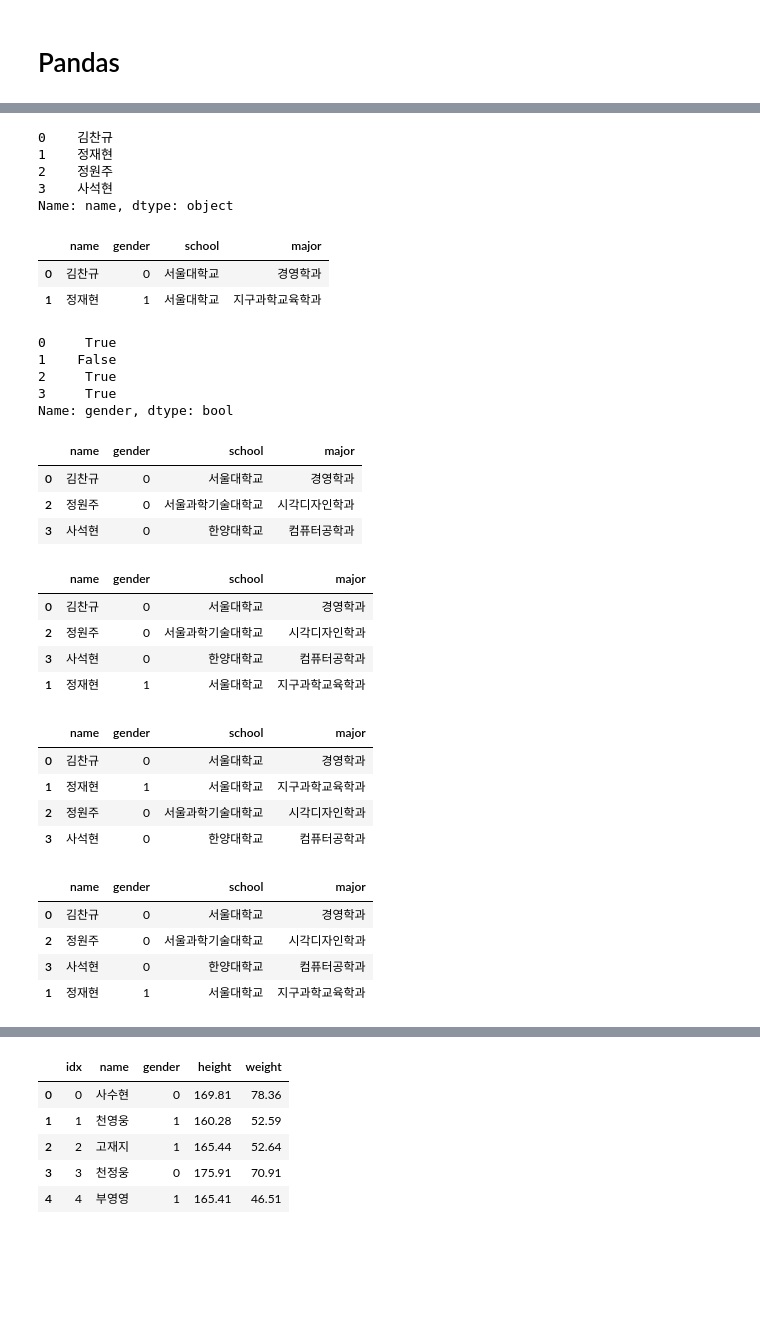
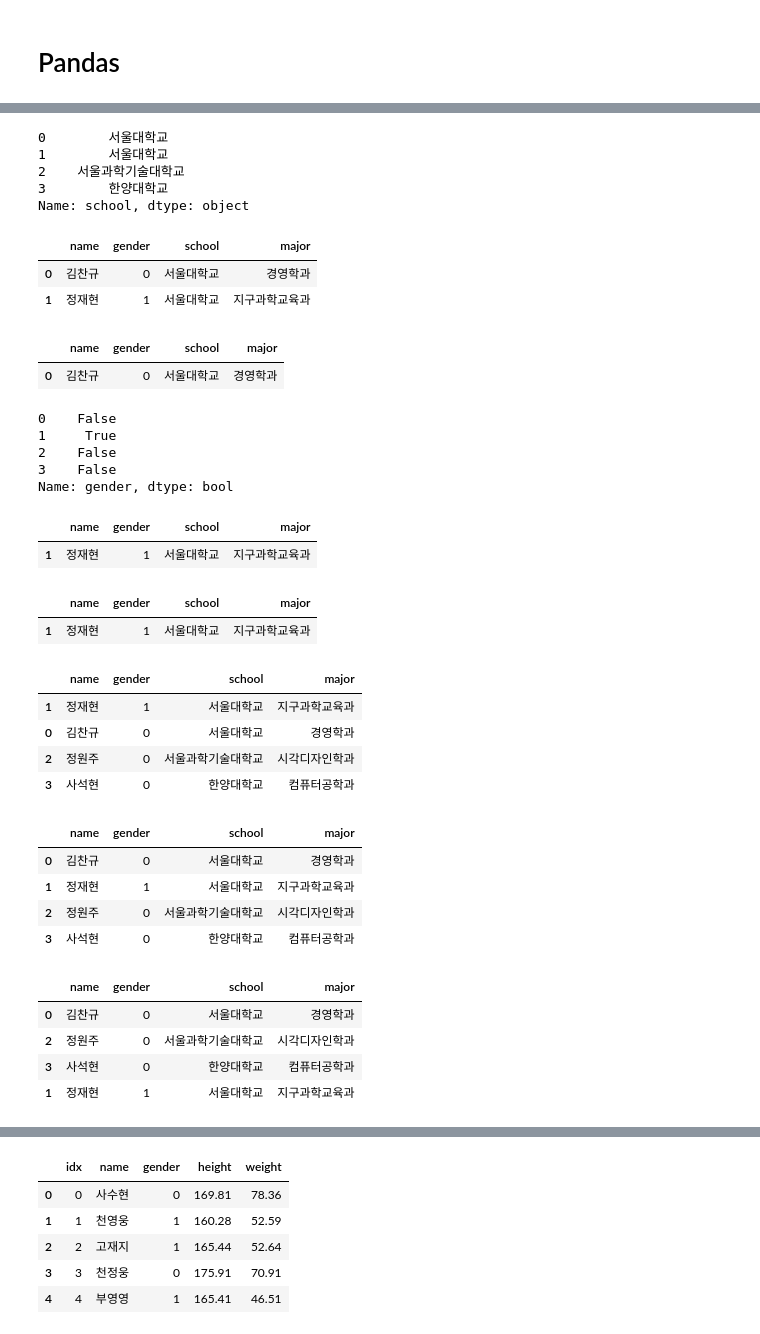
Before and after one commit to jessekim-ck/coding-kindergarten-2, a Jupyter notebook: week6/pandas.ipynb, the cells around one changed output, grey strips where cells are left out. Cells and saved outputs as stored; diff of their text form; code cells hidden in the pictures; blank space fills up the shorter version.

```diff
--- a/week6/pandas.ipynb
+++ b/week6/pandas.ipynb
@@ -4,10 +4,11 @@
 import pandas as pd
 # %%
 # 데이터프레임 만들기
-df = pd.DataFrame({
-    "name": ["김찬규", "정재현", "정원주", "사석현"],
-    "gender": [0, 1, 0, 0],
-    "school": ["서울대학교", "서울대학교", "서울과학기술대학교", "한양대학교"],
-    "major": ["경영학과", "지구과학교육학과", "시각디자인학과", "컴퓨터공학과"]
-})
-df.head()
+df = pd.DataFrame(
+    {
+        "name": ["김찬규", "정재현", "정원주", "사석현"],
+        "gender": [0, 1, 0, 0],
+        "school": ["서울대학교", "서울대학교", "서울과학기술대학교", "한양대학교"],
+        "major": ["경영학과", "지구과학교육과", "시각디자인학과", "컴퓨터공학과"]
+    }
+)
@@ -20,52 +23,61 @@ df.head()
 # %%
 # 특정 컬럼만 가져올 수 있음
-df["name"]
+df["school"]
 # %% [output]
-0    김찬규
-1    정재현
-2    정원주
-3    사석현
-Name: name, dtype: object
+0        서울대학교
+1        서울대학교
+2    서울과학기술대학교
+3        한양대학교
+Name: school, dtype: object
 # %%
 # 이런 식으로 필터링 가능
 df[[True, True, False, False]]
 # %% [output]
 |  | name | gender | school | major |
 | 0 | 김찬규 | 0 | 서울대학교 | 경영학과 |
-| 1 | 정재현 | 1 | 서울대학교 | 지구과학교육학과 |
+| 1 | 정재현 | 1 | 서울대학교 | 지구과학교육과 |
+# %%
+df.iloc[0:1]
+# %% [output]
+|  | name | gender | school | major |
+| 0 | 김찬규 | 0 | 서울대학교 | 경영학과 |
 # %%
 # 컬럼 연산
-df["gender"] == 0
+df["gender"] == 1
 # %% [output]
-0     True
-1    False
-2     True
-3     True
+0    False
+1     True
+2    False
+3    False
 Name: gender, dtype: bool
 # %%
 # 컬럼 연산을 통한 필터링
-df[df["gender"] == 0]
+df[df["gender"] == 1]
 # %% [output]
 |  | name | gender | school | major |
-| 0 | 김찬규 | 0 | 서울대학교 | 경영학과 |
-| 2 | 정원주 | 0 | 서울과학기술대학교 | 시각디자인학과 |
-| 3 | 사석현 | 0 | 한양대학교 | 컴퓨터공학과 |
+| 1 | 정재현 | 1 | 서울대학교 | 지구과학교육과 |
+# %%
+_df = df[df["school"] == "서울대학교"]
+_df[_df["gender"] == 1]
+# %% [output]
+|  | name | gender | school | major |
+| 1 | 정재현 | 1 | 서울대학교 | 지구과학교육과 |
 # %%
 # 특정 기준으로 데이터 정렬하기
-df.sort_values(by="gender")
+df.sort_values(by="gender", ascending=False)
 # %% [output]
 |  | name | gender | school | major |
+| 1 | 정재현 | 1 | 서울대학교 | 지구과학교육과 |
 | 0 | 김찬규 | 0 | 서울대학교 | 경영학과 |
 | 2 | 정원주 | 0 | 서울과학기술대학교 | 시각디자인학과 |
 | 3 | 사석현 | 0 | 한양대학교 | 컴퓨터공학과 |
-| 1 | 정재현 | 1 | 서울대학교 | 지구과학교육학과 |
 # %%
 # 하지만 정렬한 값이 저장되지는 않음!
 df
 # %% [output]
 |  | name | gender | school | major |
 | 0 | 김찬규 | 0 | 서울대학교 | 경영학과 |
-| 1 | 정재현 | 1 | 서울대학교 | 지구과학교육학과 |
+| 1 | 정재현 | 1 | 서울대학교 | 지구과학교육과 |
 | 2 | 정원주 | 0 | 서울과학기술대학교 | 시각디자인학과 |
 | 3 | 사석현 | 0 | 한양대학교 | 컴퓨터공학과 |
 # %%
@@ -78,4 +90,4 @@ df
 | 0 | 김찬규 | 0 | 서울대학교 | 경영학과 |
 | 2 | 정원주 | 0 | 서울과학기술대학교 | 시각디자인학과 |
 | 3 | 사석현 | 0 | 한양대학교 | 컴퓨터공학과 |
-| 1 | 정재현 | 1 | 서울대학교 | 지구과학교육학과 |
+| 1 | 정재현 | 1 | 서울대학교 | 지구과학교육과 |
```
Also changed, not shown: parts of 12 cells of this notebook, 4 other files.
